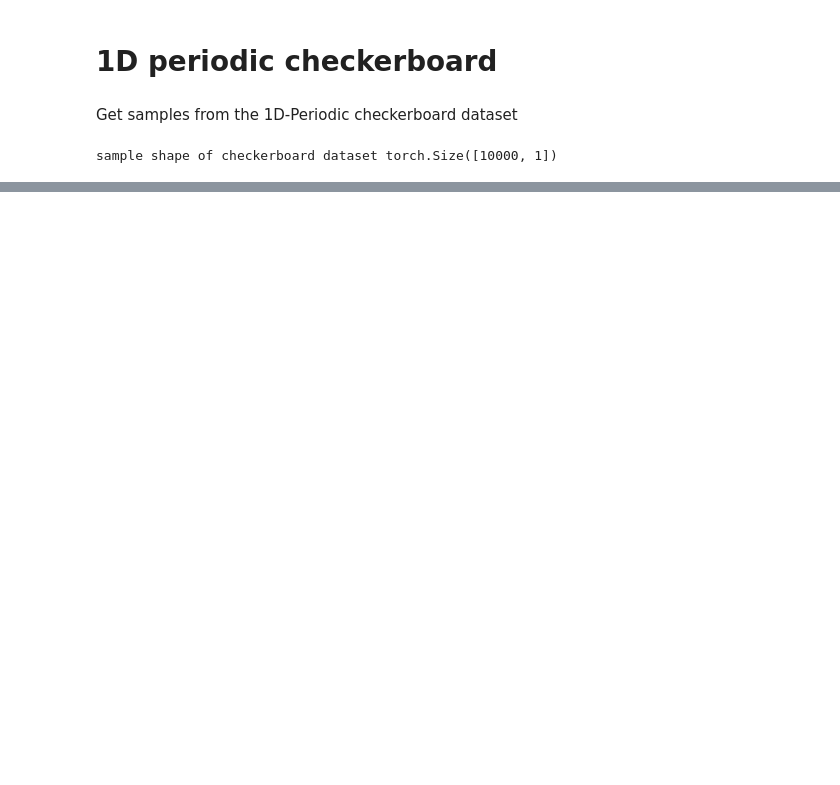
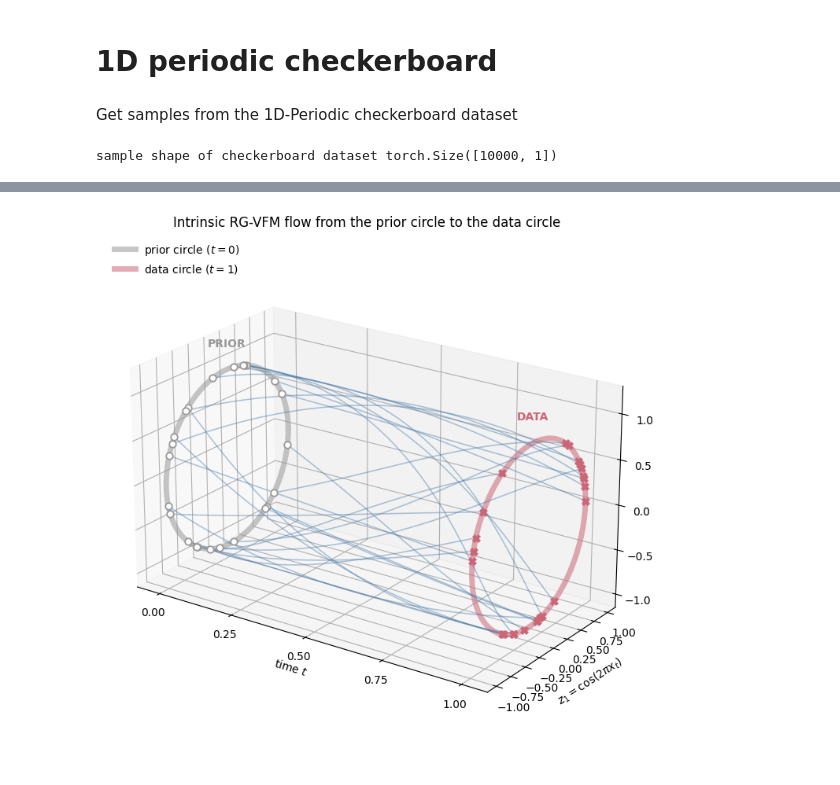
Before and after one commit to MateosCz/diffusion-playground, a Jupyter notebook: flat_torus_1d.ipynb, the cells around one changed output, grey strips where cells are left out. Cells and saved outputs as stored; diff of their text form; code cells hidden in the pictures; blank space fills up the shorter version.

```diff
--- a/flat_torus_1d.ipynb
+++ b/flat_torus_1d.ipynb
@@ -125,0 +235,54 @@ plt.show()
+# %%
+fig = plt.figure(figsize=(13, 7), constrained_layout=True)
+ax_flow = fig.add_subplot(111, projection="3d")
+
+circle_angle = np.linspace(0, 2 * np.pi, 400)
+circle_y = np.cos(circle_angle)
+circle_z = np.sin(circle_angle)
+
+# The two boundary circles: prior at t=0 and data at t=1.
+ax_flow.plot(
+    np.zeros_like(circle_angle), circle_y, circle_z,
+    color=prior_color, lw=5, alpha=0.55, label=r"prior circle ($t=0$)",
+)
+ax_flow.plot(
+    np.ones_like(circle_angle), circle_y, circle_z,
+    color=data_color, lw=5, alpha=0.55, label=r"data circle ($t=1$)",
+)
+
+# Lift x_t to S^1 and use time as the axis connecting the circles.
+for sample_idx in range(n_trajectories):
+    theta_path = 2 * np.pi * traj[:, sample_idx]
+    ax_flow.plot(
+        times, np.cos(theta_path), np.sin(theta_path),
+        color=flow_color, lw=1.15, alpha=0.42,
+    )
+
+ax_flow.scatter(
+    np.zeros_like(theta0), np.cos(theta0), np.sin(theta0),
+    marker="o", s=38, facecolors="white", edgecolors=prior_color,
+    linewidths=1.3, depthshade=False, zorder=4,
+)
+ax_flow.scatter(
+    np.ones_like(theta1), np.cos(theta1), np.sin(theta1),
+    marker="X", s=48, c=data_color, linewidths=0.7,
+    depthshade=False, zorder=4,
+)
+
+ax_flow.text(0.0, 0.0, 1.25, "PRIOR", color=prior_color, ha="center", weight="bold")
+ax_flow.text(1.0, 0.0, 1.25, "DATA", color=data_color, ha="center", weight="bold")
+ax_flow.set(
+    xlim=(-0.08, 1.08), ylim=(-1.15, 1.15), zlim=(-1.15, 1.3),
+    xlabel=r"time $t$",
+    ylabel=r"$z_1=\cos(2\pi x_t)$",
+    zlabel=r"$z_2=\sin(2\pi x_t)$",
+    title="Intrinsic RG-VFM flow from the prior circle to the data circle",
+)
+ax_flow.set_xticks(np.linspace(0, 1, 5))
+ax_flow.set_box_aspect((1.8, 1, 1))
+ax_flow.view_init(elev=22, azim=-55)
+ax_flow.grid(alpha=0.2)
+ax_flow.legend(loc="upper left", frameon=False)
+plt.show()
+# %% [output]
+[figure, added]
```
Also changed, not shown: parts of 12 cells of this notebook, 17 other files.
